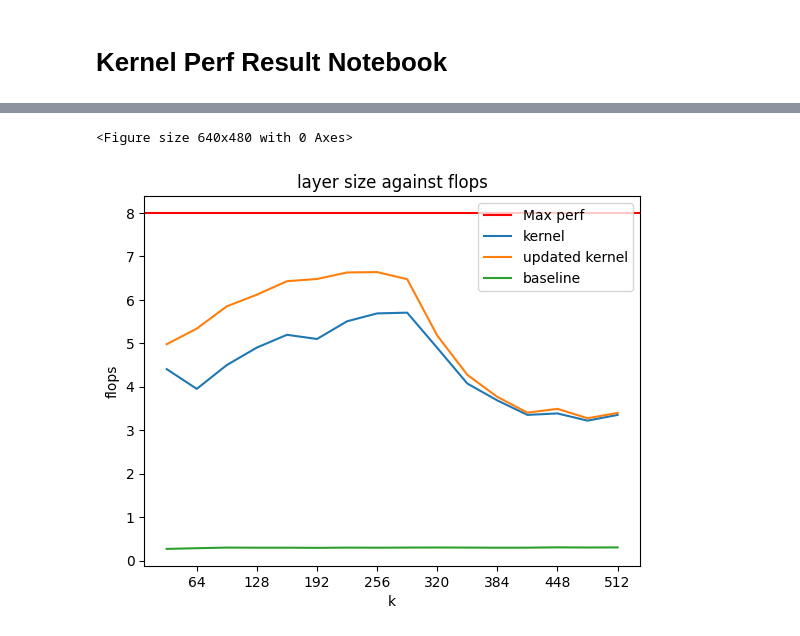
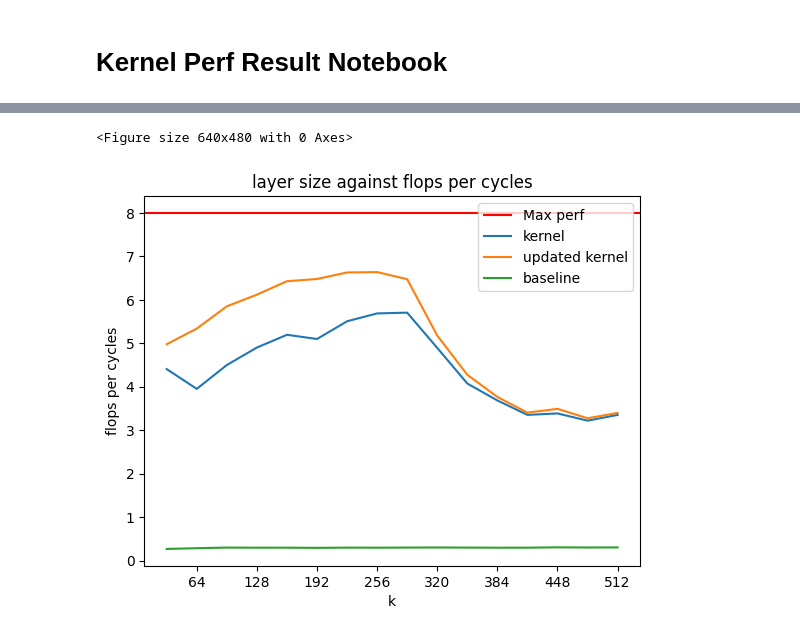
Before and after one commit to kel4F2023/CNN-Maxpooling-Kernel, a Jupyter notebook: visual.ipynb, the cells around one changed output, grey strips where cells are left out. Cells and saved outputs as stored; diff of their text form; code cells hidden in the pictures.

```diff
--- a/visual.ipynb
+++ b/visual.ipynb
@@ -35,31 +35,31 @@ plt.show()
 # %%
 # visualizing performance for mid-report implementation
 
 final_df = pd.read_csv('data/final-data.tsv', delimiter='\t')
 final_df.columns = ['p', 'z', 'k', 'oflops', 'blops', 'correct']
 final_df['k'].astype(int)
 final_df['p'].astype(int)
 final_df['z'].astype(int)
 final_df['oflops'].astype(float)
 final_df['blops'].astype(float)
 final_df['correct'].astype(int)
 
 # plot k against oflops and blops in one graph
 final_oflops_avg = final_df.groupby('k')['oflops'].mean()
 blops_avg = final_df.groupby('k')['blops'].mean()
 
 plt.clf()
 plt.figure()
 plt.axhline(y=8, color='r', linestyle='-', label='Max perf')
 plt.plot(final_df['k'].unique(), oflops_avg, label='kernel')
 plt.plot(final_df['k'].unique(), final_oflops_avg, label='updated kernel')
 plt.plot(final_df['k'].unique(), blops_avg, label='baseline')
 plt.xticks(final_df['k'].unique()[1::2])
 plt.legend()
 plt.xlabel('k')
-plt.ylabel('flops')
-plt.title('layer size against flops')
+plt.ylabel('flops per cycles')
+plt.title('layer size against flops per cycles')
 plt.show()
 # %% [output]
 <Figure size 640x480 with 0 Axes>
-[figure, old version]
+[figure, new version]
```
Also changed, not shown: parts of 5 cells of this notebook, 3 other files.
